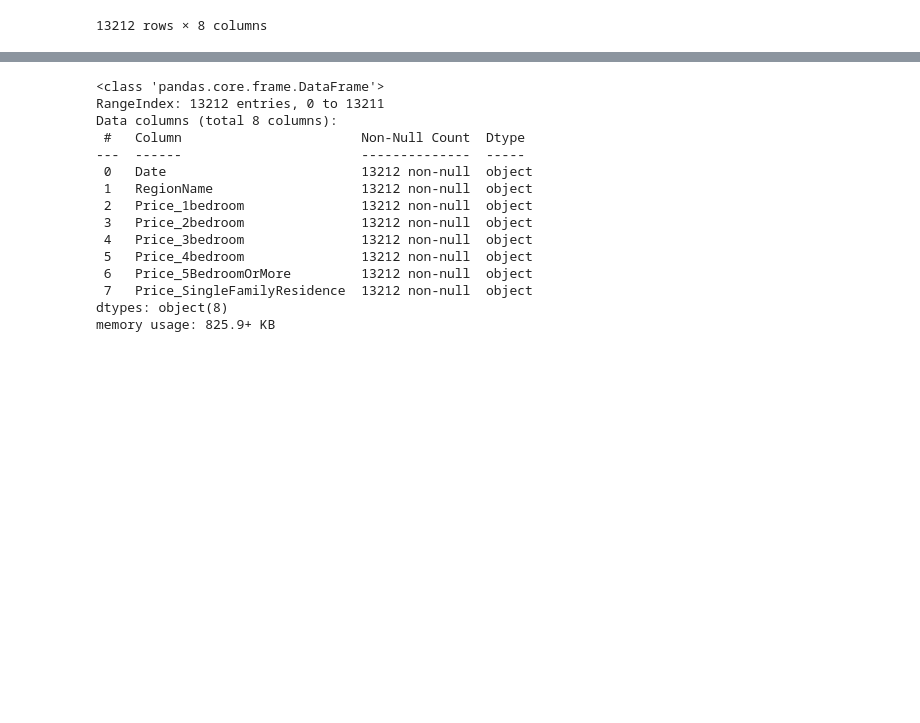
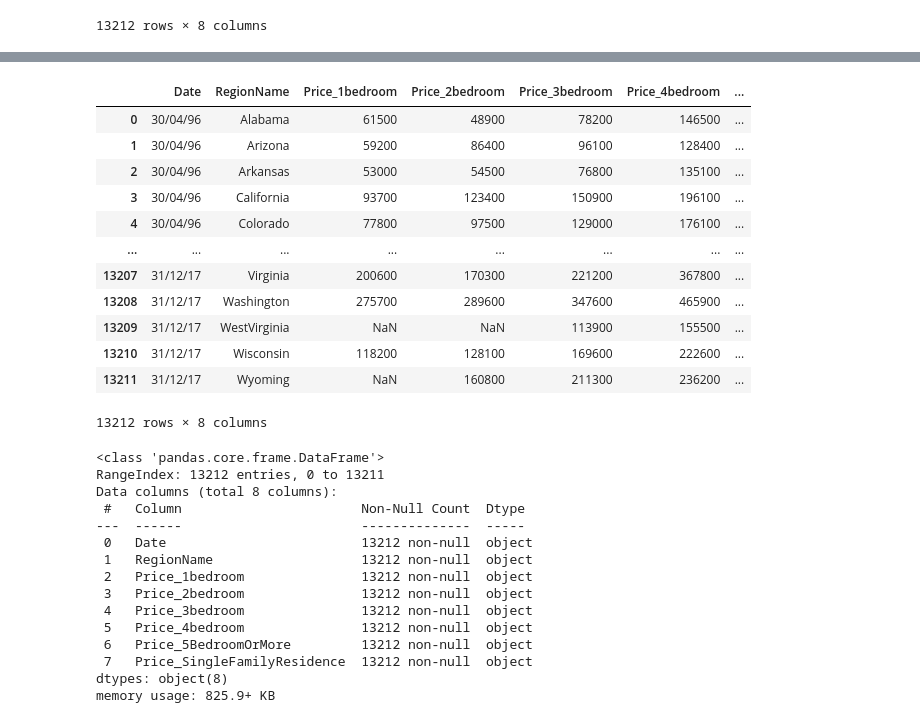
Before and after one commit to MaliheDahmardeh/state-house-price-analysis-SM, a Jupyter notebook: state-house-price-analysis.ipynb, the cells around one changed output, grey strips where cells are left out. Drawn from its saved outputs; the diff is of its cells as text; code cells hidden in the pictures; blank space fills up the shorter version.

```diff
--- a/state-house-price-analysis.ipynb
+++ b/state-house-price-analysis.ipynb
@@ -18,8 +18,8 @@ from sklearn.preprocessing import StandardScaler
 # %% [output]
 sample_data  State_house_prices_ts_usa.csv
 # %%
-df_house_price = pd.read_csv('State_house_prices_ts_usa.csv')
-df_house_price
+df = pd.read_csv('State_house_prices_ts_usa.csv')
+df
 # %% [output]
 |  | Date;RegionName;Price_1bedroom;Pr... |
 | 0 | 30/04/96;Alabama;61500;48900;7820... |
@@ -35,11 +35,11 @@ df_house_price
 | 13211 | 31/12/17;Wyoming;;160800;211300;2... |
 13212 rows × 1 columns
 # %%
-df_house_price = df_house_price['Date;RegionName;Price_1bedroom;Price_2bedroom;Price_3bedroom;Price_4bedroom;Price_5BedroomOrMore;Price_SingleFamilyResidence'].str.split(';', expand=True)
-df_house_price.rename(columns = { 0:'Date', 1:'RegionName',
+df = df['Date;RegionName;Price_1bedroom;Price_2bedroom;Price_3bedroom;Price_4bedroom;Price_5BedroomOrMore;Price_SingleFamilyResidence'].str.split(';', expand=True)
+df.rename(columns = { 0:'Date', 1:'RegionName',
                                   2:'Price_1bedroom', 3:'Price_2bedroom', 4:'Price_3bedroom', 5:'Price_4bedroom',
                                   6:'Price_5BedroomOrMore', 7:'Price_SingleFamilyResidence'}, inplace = True)
-df_house_price
+df
 # %% [output]
 |  | Date | RegionName | Price_1bedroom | Price_2bedroom | Price_3bedroom | Price_4bedroom | ... |
 | 0 | 30/04/96 | Alabama | 61500 | 48900 | 78200 | 146500 | ... |
@@ -59 +85,18 @@ df_house_price
+# %%
+df2=df.mask(df == '')
+df2
+# %% [output]
+|  | Date | RegionName | Price_1bedroom | Price_2bedroom | Price_3bedroom | Price_4bedroom | ... |
+| 0 | 30/04/96 | Alabama | 61500 | 48900 | 78200 | 146500 | ... |
+| 1 | 30/04/96 | Arizona | 59200 | 86400 | 96100 | 128400 | ... |
+| 2 | 30/04/96 | Arkansas | 53000 | 54500 | 76800 | 135100 | ... |
+| 3 | 30/04/96 | California | 93700 | 123400 | 150900 | 196100 | ... |
+| 4 | 30/04/96 | Colorado | 77800 | 97500 | 129000 | 176100 | ... |
+| ... | ... | ... | ... | ... | ... | ... | ... |
+| 13207 | 31/12/17 | Virginia | 200600 | 170300 | 221200 | 367800 | ... |
+| 13208 | 31/12/17 | Washington | 275700 | 289600 | 347600 | 465900 | ... |
+| 13209 | 31/12/17 | WestVirginia | NaN | NaN | 113900 | 155500 | ... |
+| 13210 | 31/12/17 | Wisconsin | 118200 | 128100 | 169600 | 222600 | ... |
+| 13211 | 31/12/17 | Wyoming | NaN | 160800 | 211300 | 236200 | ... |
+13212 rows × 8 columns
 # %%
```
Also changed, not shown: parts of 7 cells of this notebook.
